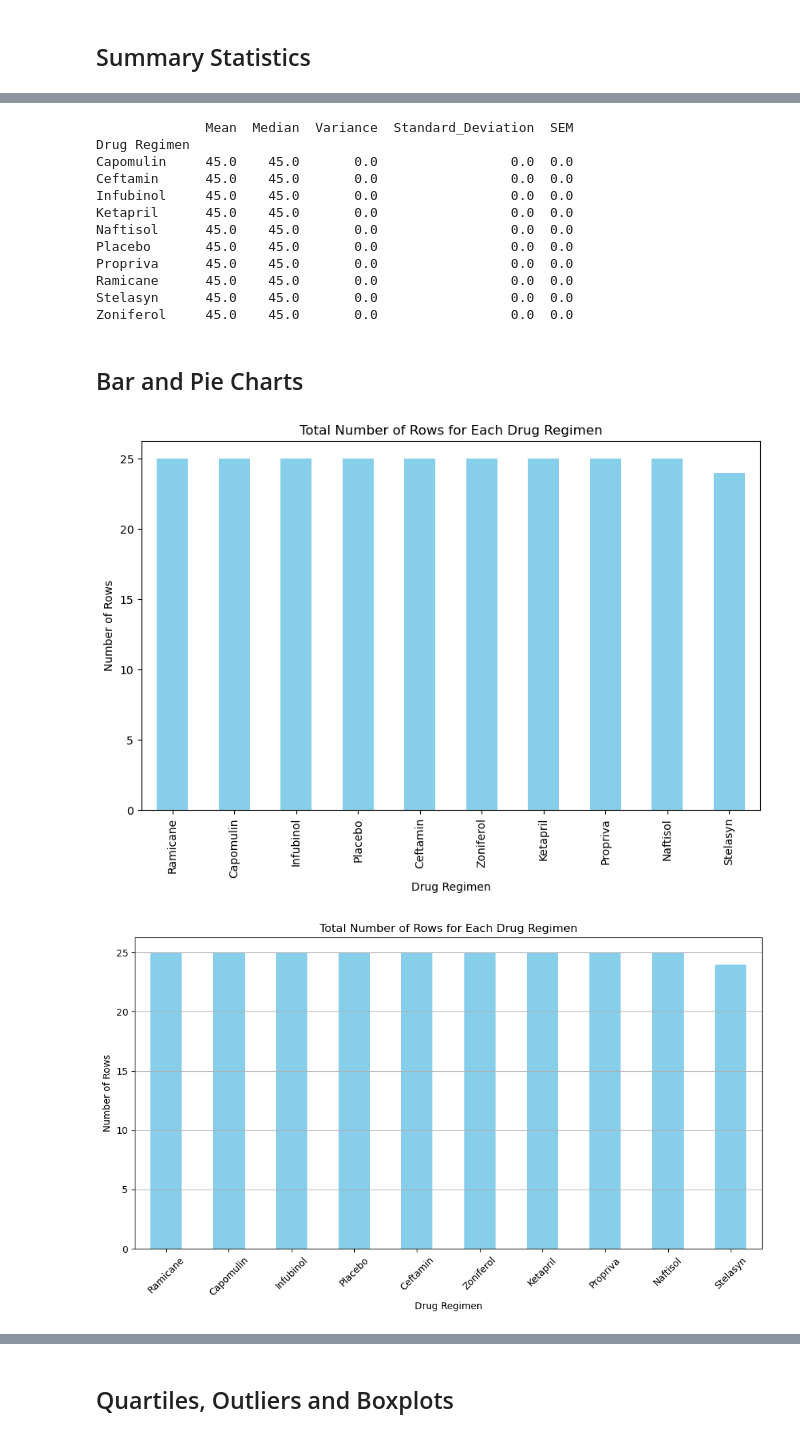
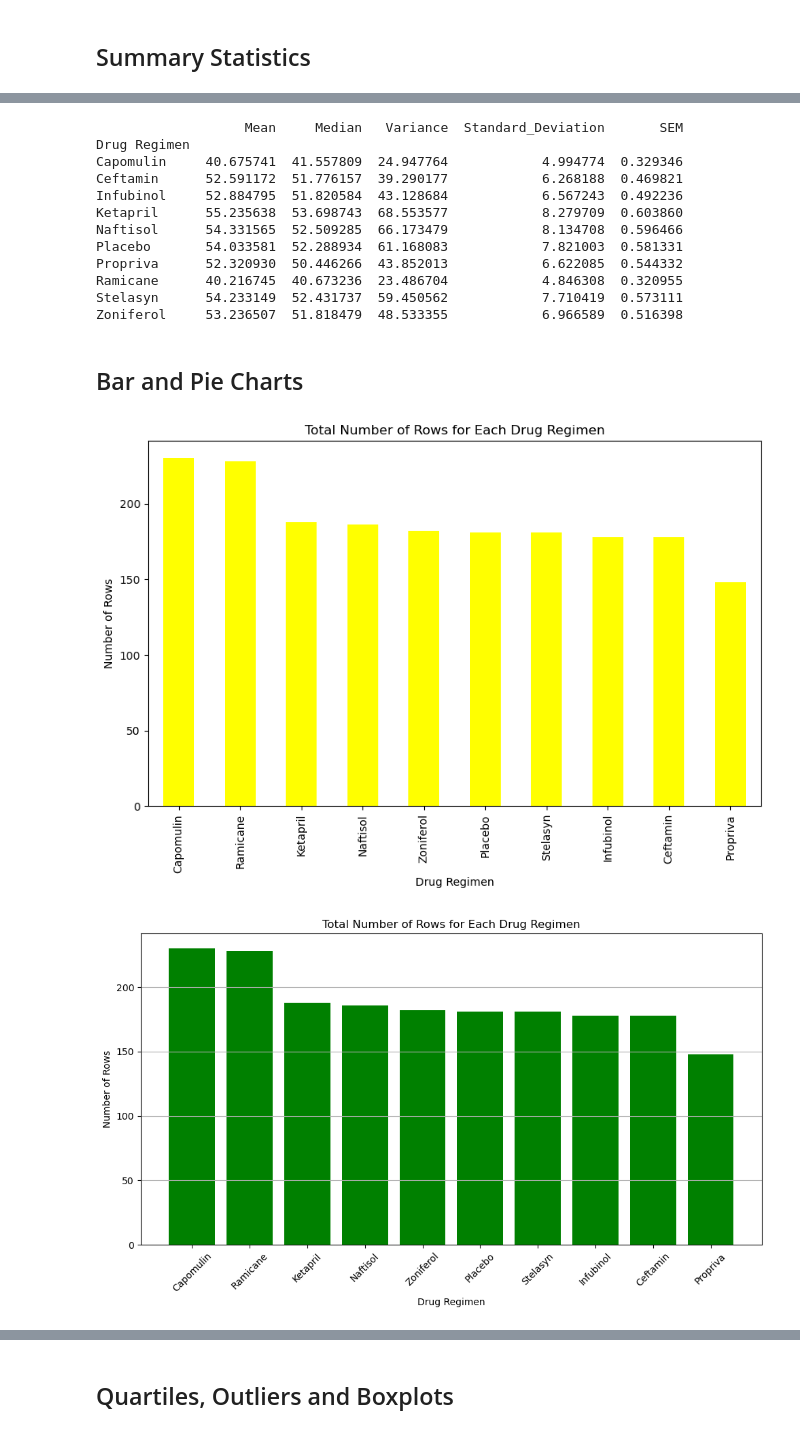
Before and after one commit to Ogeli50/Matplotlib-challenge, a Jupyter notebook: pymaceuticals_starter.ipynb, the cells around one changed output, grey strips where cells are left out. Saved outputs shown, nothing was run; the diff lists cells and outputs as text; code cells hidden in the pictures.

```diff
--- a/pymaceuticals_starter.ipynb
+++ b/pymaceuticals_starter.ipynb
@@ -51,6 +81,6 @@ print("Duplicate Mouse IDs:", duplicate_mouse_ids)
 # %%
-# Create a clean DataFrame by dropping the duplicate mouse by its ID.
-clean_data = merged_data.drop_duplicates(subset=["Mouse ID"], keep="first")
+# Create a clean DataFrame by dropping the duplicate mouse by its ID
+clean_data = merged_data[merged_data["Mouse ID"] != 'g989']
 
 # Display the clean DataFrame
 print(clean_data)
@@ -119,18 +149,18 @@ summary_stats = clean_data.groupby("Drug Regimen")["Tumor Volume (mm3)"].agg(
 # Display the summary statistics table
 print(summary_stats)
 # %% [output]
-              Mean  Median  Variance  Standard_Deviation  SEM
+                   Mean     Median   Variance  Standard_Deviation       SEM
 Drug Regimen
-Capomulin     45.0    45.0       0.0                 0.0  0.0
-Ceftamin      45.0    45.0       0.0                 0.0  0.0
-Infubinol     45.0    45.0       0.0                 0.0  0.0
-Ketapril      45.0    45.0       0.0                 0.0  0.0
-Naftisol      45.0    45.0       0.0                 0.0  0.0
-Placebo       45.0    45.0       0.0                 0.0  0.0
-Propriva      45.0    45.0       0.0                 0.0  0.0
-Ramicane      45.0    45.0       0.0                 0.0  0.0
-Stelasyn      45.0    45.0       0.0                 0.0  0.0
-Zoniferol     45.0    45.0       0.0                 0.0  0.0
+Capomulin     40.675741  41.557809  24.947764            4.994774  0.329346
+Ceftamin      52.591172  51.776157  39.290177            6.268188  0.469821
+Infubinol     52.884795  51.820584  43.128684            6.567243  0.492236
+Ketapril      55.235638  53.698743  68.553577            8.279709  0.603860
+Naftisol      54.331565  52.509285  66.173479            8.134708  0.596466
+Placebo       54.033581  52.288934  61.168083            7.821003  0.581331
+Propriva      52.320930  50.446266  43.852013            6.622085  0.544332
+Ramicane      40.216745  40.673236  23.486704            4.846308  0.320955
+Stelasyn      54.233149  52.431737  59.450562            7.710419  0.573111
+Zoniferol     53.236507  51.818479  48.533355            6.966589  0.516398
 # %% [markdown]
 ## Bar and Pie Charts
 # %%
@@ -139,7 +169,7 @@ Zoniferol     45.0    45.0       0.0                 0.0  0.0
 counts = clean_data['Drug Regimen'].value_counts()
 
 # Plot the counts as a bar plot
-counts.plot(kind='bar', figsize=(10, 6), color='skyblue')
+counts.plot(kind='bar', figsize=(10, 6), color='yellow')
 
 # Set the title and labels
 plt.title('Total Number of Rows for Each Drug Regimen')
@@ -149,29 +179,36 @@ plt.ylabel('Number of Rows')
 # Show the plot
 plt.show()
 # %% [output]
-[figure, old version]
+[figure, new version]
 # %%
+import matplotlib.pyplot as plt
+
 # Generate a bar plot showing the total number of rows (Mouse ID/Timepoints) for each drug regimen using pyplot.
-
 # Get the total number of rows (Mouse ID/Timepoints) for each drug regimen
 drug_regimen_counts = clean_data['Drug Regimen'].value_counts()
 
 # Generate a bar plot
 plt.figure(figsize=(10, 6))
-drug_regimen_counts.plot(kind='bar', color='skyblue')
+plt.bar(drug_regimen_counts.index, drug_regimen_counts, color='green')
 
 # Set the title and labels
 plt.title('Total Number of Rows for Each Drug Regimen')
 plt.xlabel('Drug Regimen')
 plt.ylabel('Number of Rows')
 
+# Rotate x-axis labels for better readability
+plt.xticks(rotation=45)
+
+# Show grid lines on the y-axis
+plt.grid(axis='y')
+
+# Adjust layout to prevent clipping of labels
+plt.tight_layout()
+
 # Show the plot
-plt.xticks(rotation=45)  # Rotate x-axis labels for better readability
-plt.grid(axis='y')  # Show grid lines on the y-axis
-plt.tight_layout()  # Adjust layout to prevent clipping of labels
 plt.show()
 # %% [output]
-[figure, old version]
+[figure, new version]
 # %%
 # Generate a pie plot showing the distribution of female versus male mice using Pandas
 # Count the number of mice of each gender
```
Also changed, not shown: parts of 16 cells of this notebook.
